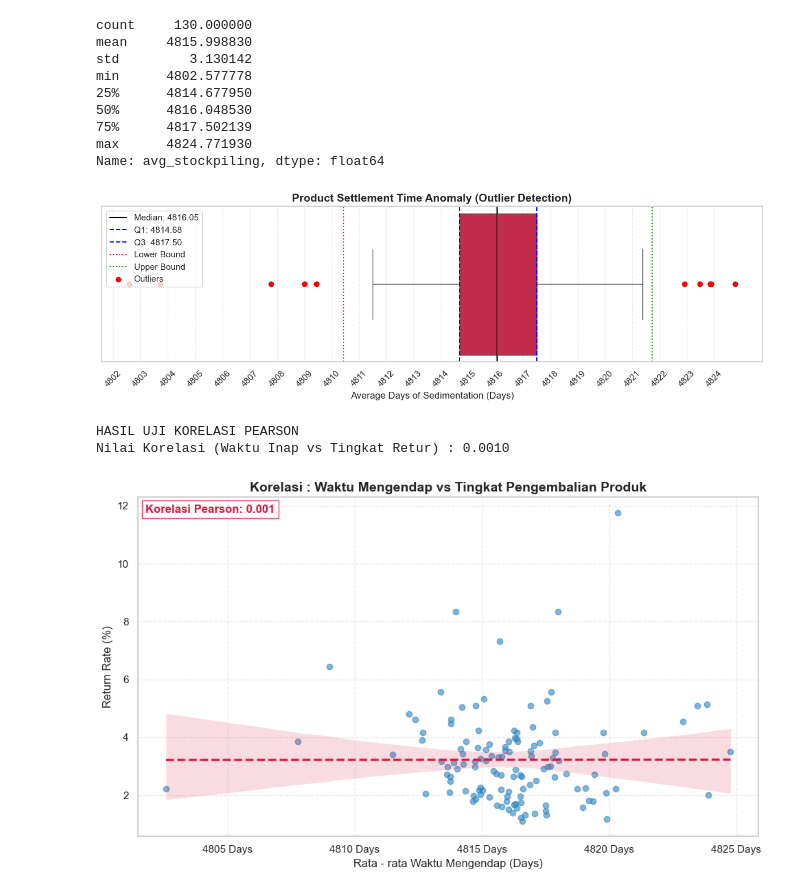
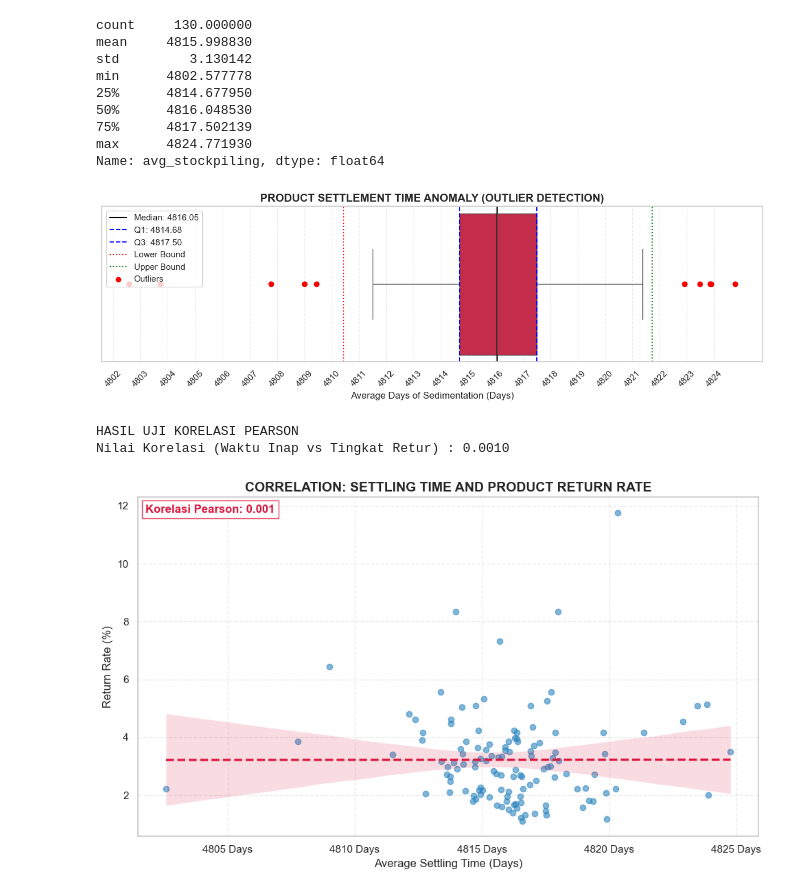
Before and after one commit to bagaskara0506/AdventureWorks_SupplyChain_Analysis, a Jupyter notebook: notebooks/01_inventory_anomaly_analysis.ipynb, the cells around one changed output. Saved outputs shown, nothing was run; the diff lists cells and outputs as text; code cells hidden in the pictures.

```diff
--- a/notebooks/01_inventory_anomaly_analysis.ipynb
+++ b/notebooks/01_inventory_anomaly_analysis.ipynb
@@ -123,35 +123,35 @@ outliers = df_inventory[
 plt.scatter(outliers['avg_stockpiling'],
             [0]*len(outliers),
             color='red', label='Outliers', zorder=3)
 
 # 🔹 Perbaiki axis (ini solve masalah kamu)
 xmin = df_inventory['avg_stockpiling'].min()
 xmax = df_inventory['avg_stockpiling'].max()
 
 plt.xlim(xmin - 1, xmax + 1)
 plt.xticks(np.arange(int(xmin), int(xmax)+1, 1), rotation=45)
 
 # 🔹 Tambahkan grid
 plt.grid(axis='x', linestyle='--', alpha=0.4)
 
 # 🔹 Judul & label
-plt.title('Product Settlement Time Anomaly (Outlier Detection)',
+plt.title('PRODUCT SETTLEMENT TIME ANOMALY (OUTLIER DETECTION)',
           fontsize=14, fontweight='bold')
 
 plt.xlabel('Average Days of Sedimentation (Days)', fontsize=12)
 
 # 🔹 Legend
 plt.legend()
 
 # Merapihkan tata letak agar tidak terpotong
 plt.tight_layout()
 
 # Menyimpan grafik sebagai gambar PNG di Folder Proyek
 plt.savefig('../dashboards/python/outlier_detection.png', dpi=300)
 
 plt.show()
 # %% [output]
-[figure, old version]
+[figure, new version]
 # %%
 # ==========================================
 # FASE 2: UJI KORELASI (RCA)
@@ -180,8 +180,8 @@ scatter_kws={'alpha':0.6, 'color':'#2E86C1'},
 line_kws={'color':'crimson','linestyle':'--'}
 )
 
-plt.title('Korelasi : Waktu Mengendap vs Tingkat Pengembalian Produk', fontsize=14, fontweight='bold')
-plt.xlabel('Rata - rata Waktu Mengendap (Days)',fontsize=12)
+plt.title('CORRELATION: SETTLING TIME AND PRODUCT RETURN RATE', fontsize=14, fontweight='bold')
+plt.xlabel('Average Settling Time (Days)',fontsize=12)
 # Menambahkan string Days di belakang label nilai sumbu x
 plt.gca().xaxis.set_major_formatter(
 mticker.FuncFormatter(lambda x, _: f'{int(x)} Days')
@@ -209,4 +209,4 @@ plt.show()
 # %% [output]
 HASIL UJI KORELASI PEARSON
 Nilai Korelasi (Waktu Inap vs Tingkat Retur) : 0.0010
-[figure, old version]
+[figure, new version]
```
Also changed, not shown: 4 other files.
